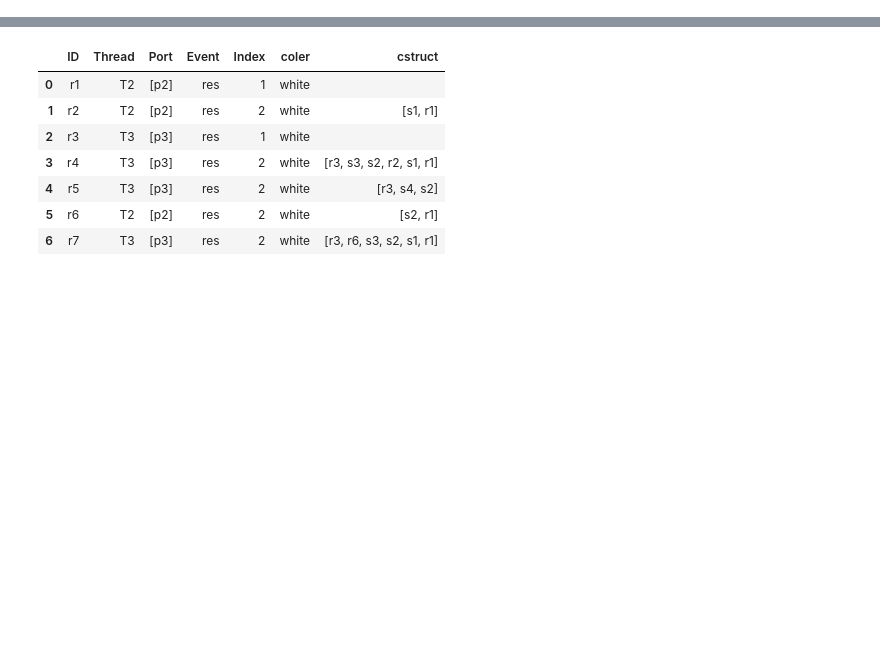
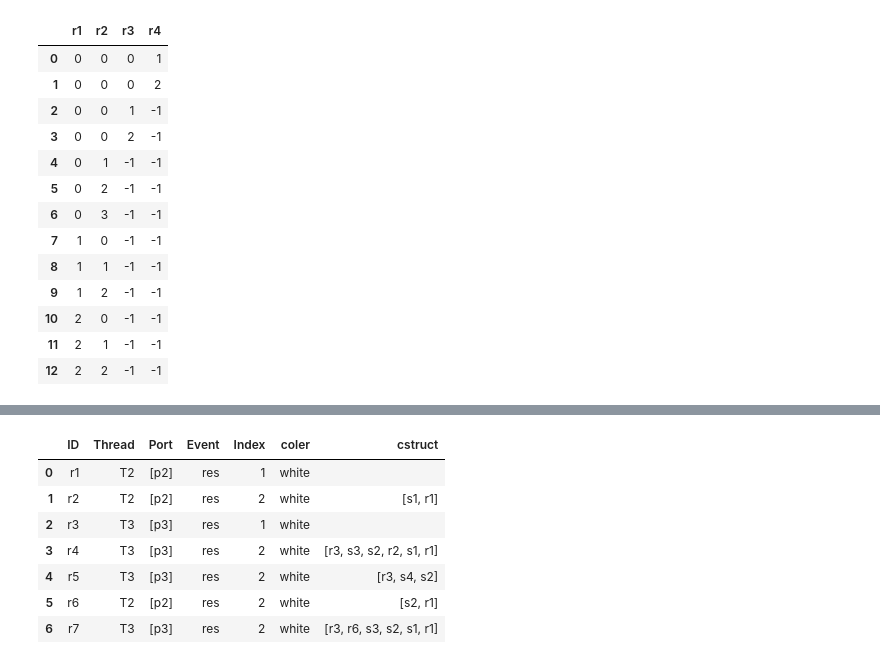
Before and after one commit to fswu0831/RTOS_sample_Algorithm, a Jupyter notebook: pro_env.ipynb, the cells around one changed output, grey strips where cells are left out. Drawn from its saved outputs; the diff is of its cells as text; code cells hidden in the pictures; blank space fills up the shorter version.

```diff
--- a/pro_env.ipynb
+++ b/pro_env.ipynb
@@ -486,0 +490,17 @@ Qr_unique
+# %%
+table
+# %% [output]
+|  | r1 | r2 | r3 | r4 |
+| 0 | 0 | 0 | 0 | 1 |
+| 1 | 0 | 0 | 0 | 2 |
+| 2 | 0 | 0 | 1 | -1 |
+| 3 | 0 | 0 | 2 | -1 |
+| 4 | 0 | 1 | -1 | -1 |
+| 5 | 0 | 2 | -1 | -1 |
+| 6 | 0 | 3 | -1 | -1 |
+| 7 | 1 | 0 | -1 | -1 |
+| 8 | 1 | 1 | -1 | -1 |
+| 9 | 1 | 2 | -1 | -1 |
+| 10 | 2 | 0 | -1 | -1 |
+| 11 | 2 | 1 | -1 | -1 |
+| 12 | 2 | 2 | -1 | -1 |
```
Also changed, not shown: parts of 10 cells of this notebook, 4 other files.
